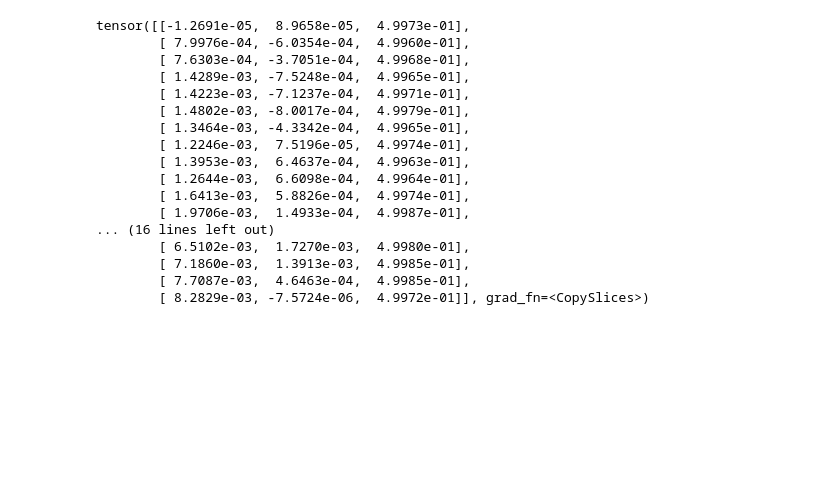
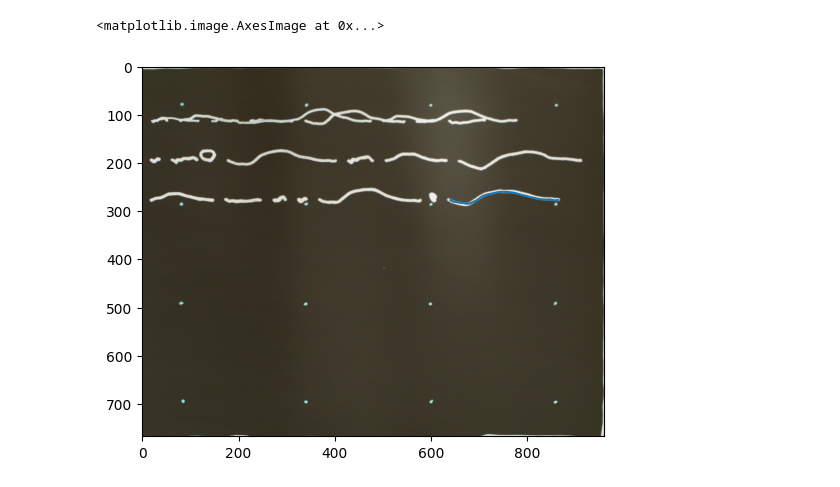
Before and after one commit to cmubig/Frida, a Jupyter notebook: src/stroke_model_comparisons/train.ipynb, the cells around one changed output. Saved outputs shown, nothing was run; the diff lists cells and outputs as text; code cells hidden in the pictures; blank space fills up the shorter version.

Commit message:
match path with canvas image

```diff
--- a/src/stroke_model_comparisons/train.ipynb
+++ b/src/stroke_model_comparisons/train.ipynb
@@ -46,23 +48,31 @@ for b in brush_strokes:
 
 canvases_before = torch.from_numpy(canvases_before).float().nan_to_num()
 canvases_after = torch.from_numpy(canvases_after).float().nan_to_num()
+
+with open(os.path.join(cache_dir, 'stroke_library', 'stroke_settings_during_library.json'), 'r') as f:
+    settings = json.load(f)
+    CANVAS_WIDTH_M = settings['CANVAS_WIDTH_M']
+    CANVAS_HEIGHT_M = settings['CANVAS_HEIGHT_M']
+
+paths = []
+for b in brush_strokes:
+    path = b.get_path()[:,:2]
+    path = torch.flip(path, dims=(1,))
+    path[:, 0] *= -1
+    path[:, 0] /= CANVAS_HEIGHT_M
+    path[:, 1] /= CANVAS_WIDTH_M
+    path[:, 0] += b.yt
+    path[:, 1] += b.xt
+    paths.append(path.detach())
+paths = torch.stack(paths, dim=0)
-# %%
-print(brush_strokes[0].get_path())
-# %% [output]
-tensor([[-1.2691e-05,  8.9658e-05,  4.9973e-01],
-        [ 7.9976e-04, -6.0354e-04,  4.9960e-01],
-        [ 7.6303e-04, -3.7051e-04,  4.9968e-01],
-        [ 1.4289e-03, -7.5248e-04,  4.9965e-01],
-        [ 1.4223e-03, -7.1237e-04,  4.9971e-01],
-        [ 1.4802e-03, -8.0017e-04,  4.9979e-01],
-        [ 1.3464e-03, -4.3342e-04,  4.9965e-01],
-        [ 1.2246e-03,  7.5196e-05,  4.9974e-01],
-        [ 1.3953e-03,  6.4637e-04,  4.9963e-01],
-        [ 1.2644e-03,  6.6098e-04,  4.9964e-01],
-        [ 1.6413e-03,  5.8826e-04,  4.9974e-01],
-        [ 1.9706e-03,  1.4933e-04,  4.9987e-01],
-... (16 lines left out)
-        [ 6.5102e-03,  1.7270e-03,  4.9980e-01],
-        [ 7.1860e-03,  1.3913e-03,  4.9985e-01],
-        [ 7.7087e-03,  4.6463e-04,  4.9985e-01],
-        [ 8.2829e-03, -7.5724e-06,  4.9972e-01]], grad_fn=<CopySlices>)
+# %%
+idx = 18
+h, w, _ = canvases_after[idx].shape
+path = paths[idx]
+path = torch.flip(path, dims=(1,))
+# plot the path
+plt.plot(path[:, 0]*w, path[:, 1]*h)
+plt.imshow(canvases_after[idx])
+# %% [output]
+<matplotlib.image.AxesImage at 0x...>
+[figure, added]
```
Also changed, not shown: parts of 1 cell of this notebook.
